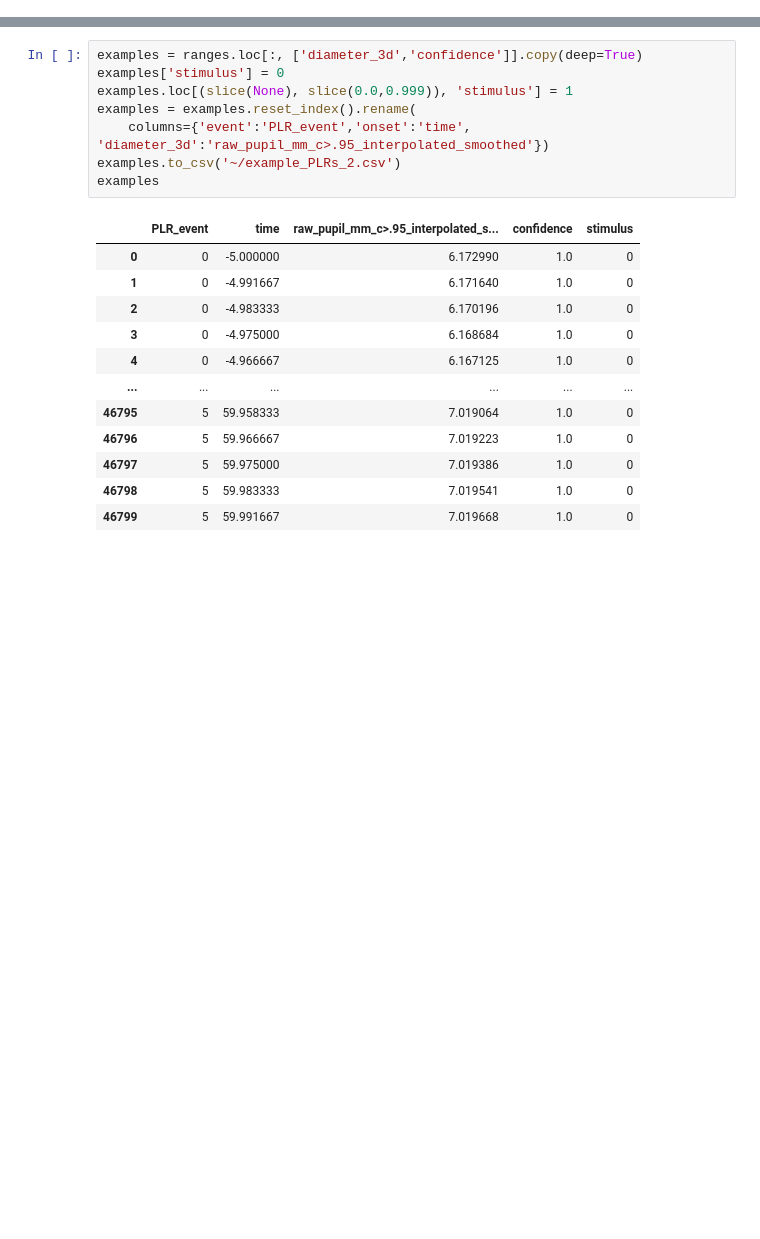
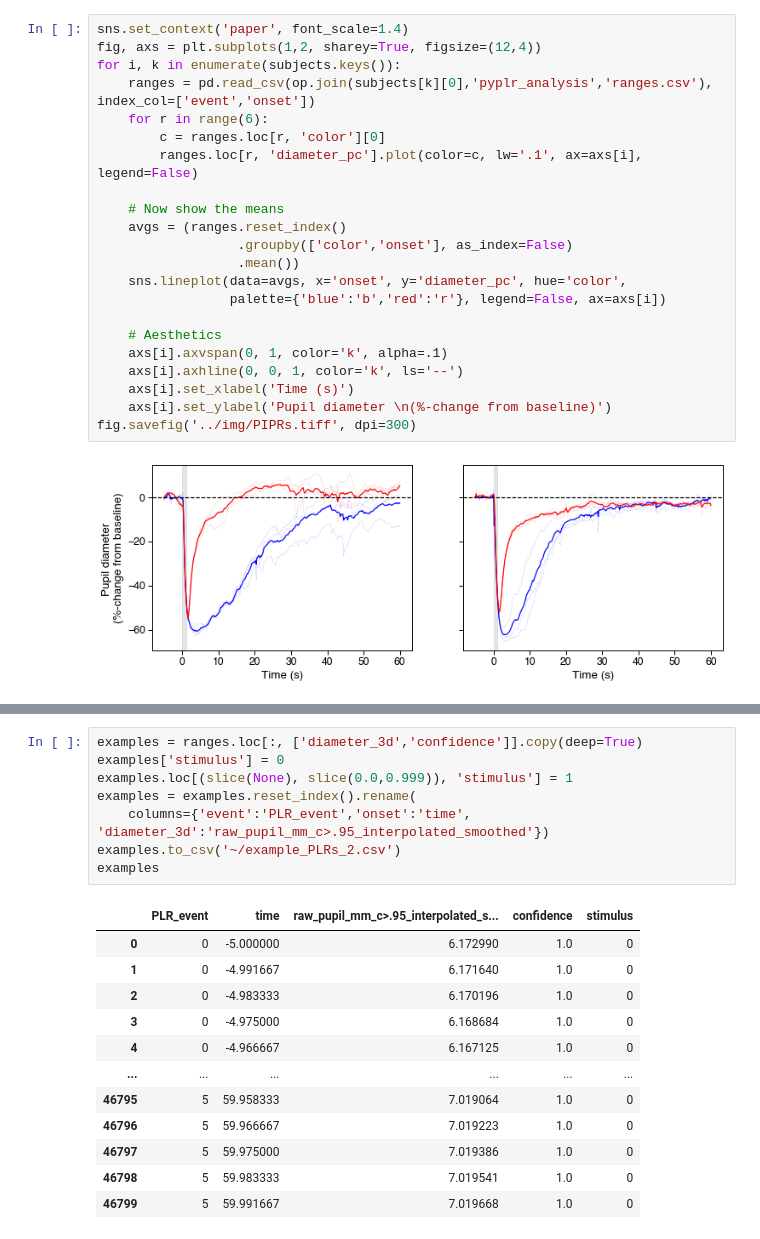
Before and after one commit to PyPlr/cvd_pupillometry, a Jupyter notebook: notebooks/PIPR_analysis.ipynb, the cells around one changed output, grey strips where cells are left out. Drawn from its saved outputs; the diff is of its cells as text; blank space fills up the shorter version.

```diff
--- a/notebooks/PIPR_analysis.ipynb
+++ b/notebooks/PIPR_analysis.ipynb
@@ -138,0 +151,24 @@ Extracted ranges for 6 events
+# %%
+sns.set_context('paper', font_scale=1.4)
+fig, axs = plt.subplots(1,2, sharey=True, figsize=(12,4))
+for i, k in enumerate(subjects.keys()):
+    ranges = pd.read_csv(op.join(subjects[k][0],'pyplr_analysis','ranges.csv'), index_col=['event','onset'])
+    for r in range(6):
+        c = ranges.loc[r, 'color'][0]
+        ranges.loc[r, 'diameter_pc'].plot(color=c, lw='.1', ax=axs[i], legend=False)
+
+    # Now show the means
+    avgs = (ranges.reset_index()
+                  .groupby(['color','onset'], as_index=False)
+                  .mean())
+    sns.lineplot(data=avgs, x='onset', y='diameter_pc', hue='color',
+                 palette={'blue':'b','red':'r'}, legend=False, ax=axs[i])
+
+    # Aesthetics
+    axs[i].axvspan(0, 1, color='k', alpha=.1)
+    axs[i].axhline(0, 0, 1, color='k', ls='--')
+    axs[i].set_xlabel('Time (s)')
+    axs[i].set_ylabel('Pupil diameter \n(%-change from baseline)')
+fig.savefig('../img/PIPRs.tiff', dpi=300)
+# %% [output]
+[figure, added]
```
Also changed, not shown: parts of 3 cells of this notebook, 10 other files.
